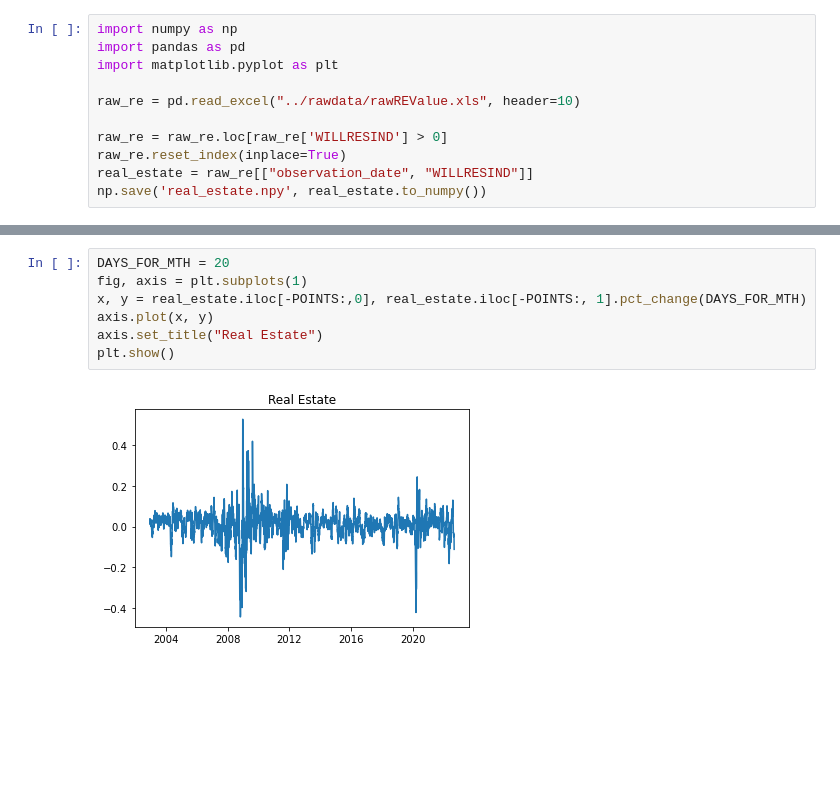
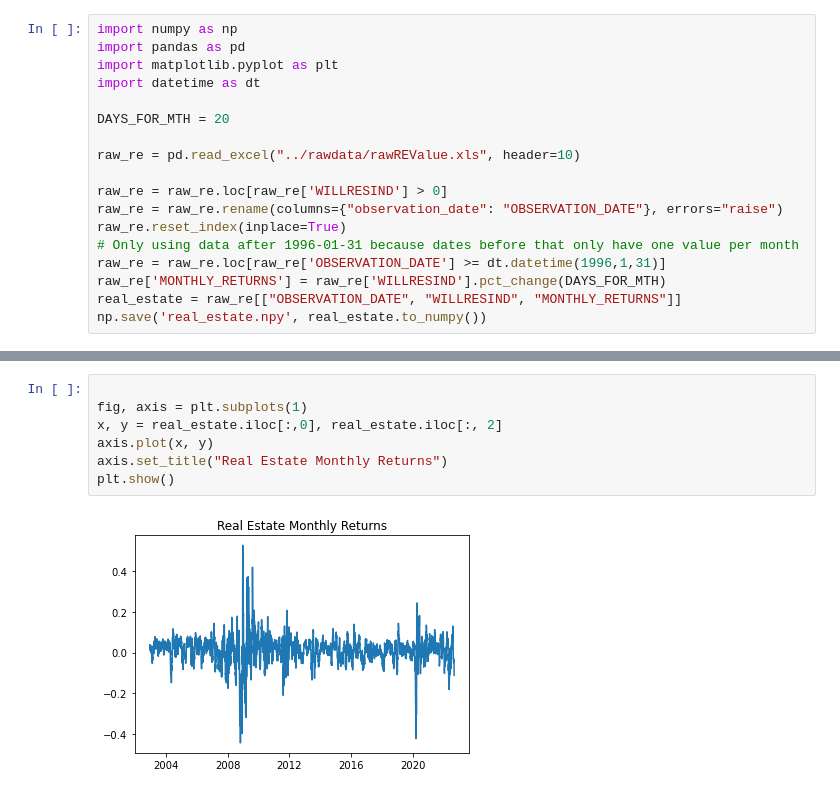
Before and after one commit to 2lambda123/TanPingZhi-FTS-Macro-Forecasting, a Jupyter notebook: cleaneddata/re_data.ipynb, the cells around one changed output, grey strips where cells are left out. Drawn from its saved outputs; the diff is of its cells as text; blank space fills up the shorter version.

Commit message:
fix: include MONTHLY_RETURNS column

```diff
--- a/cleaneddata/re_data.ipynb
+++ b/cleaneddata/re_data.ipynb
@@ -2,12 +2,19 @@
 import numpy as np
 import pandas as pd
 import matplotlib.pyplot as plt
+import datetime as dt
+
+DAYS_FOR_MTH = 20
 
 raw_re = pd.read_excel("../rawdata/rawREValue.xls", header=10)
 
 raw_re = raw_re.loc[raw_re['WILLRESIND'] > 0]
+raw_re = raw_re.rename(columns={"observation_date": "OBSERVATION_DATE"}, errors="raise")
 raw_re.reset_index(inplace=True)
-real_estate = raw_re[["observation_date", "WILLRESIND"]]
+# Only using data after 1996-01-31 because dates before that only have one value per month
+raw_re = raw_re.loc[raw_re['OBSERVATION_DATE'] >= dt.datetime(1996,1,31)]
+raw_re['MONTHLY_RETURNS'] = raw_re['WILLRESIND'].pct_change(DAYS_FOR_MTH)
+real_estate = raw_re[["OBSERVATION_DATE", "WILLRESIND", "MONTHLY_RETURNS"]]
 np.save('real_estate.npy', real_estate.to_numpy())
 # %%
 fig, axis = plt.subplots(1)
@@ -19,14 +26,14 @@ plt.show()
 # %% [output]
 [figure]
 # %%
-DAYS_FOR_MTH = 20
+
 fig, axis = plt.subplots(1)
-x, y = real_estate.iloc[-POINTS:,0], real_estate.iloc[-POINTS:, 1].pct_change(DAYS_FOR_MTH)
+x, y = real_estate.iloc[:,0], real_estate.iloc[:, 2]
 axis.plot(x, y)
-axis.set_title("Real Estate")
+axis.set_title("Real Estate Monthly Returns")
 plt.show()
 # %% [output]
-[figure, old version]
+[figure, new version]
 # %%
 def normalise_df(df):
     return (df-df.mean())/df.std()
```
Also changed, not shown: parts of 2 cells of this notebook, 2 other files.
